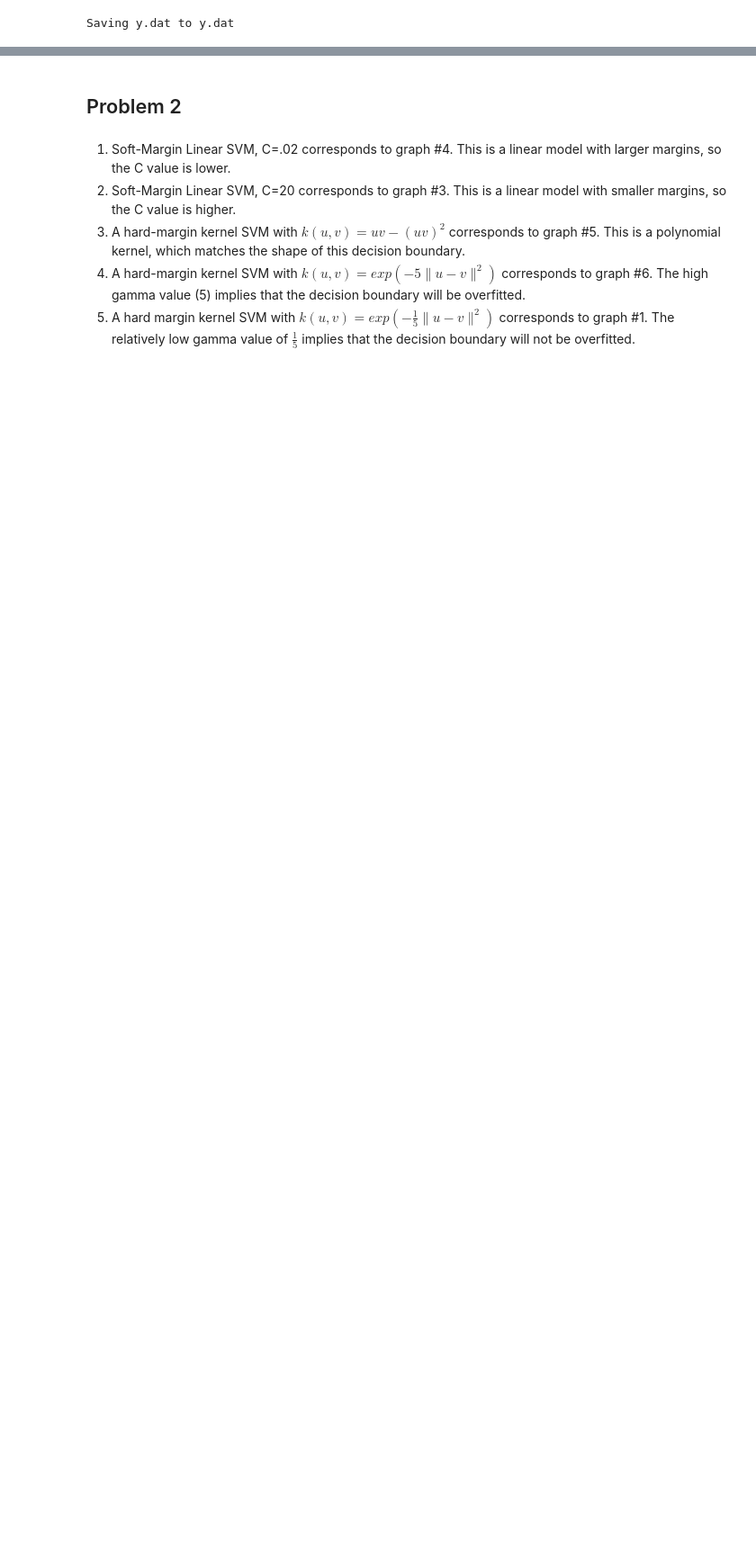
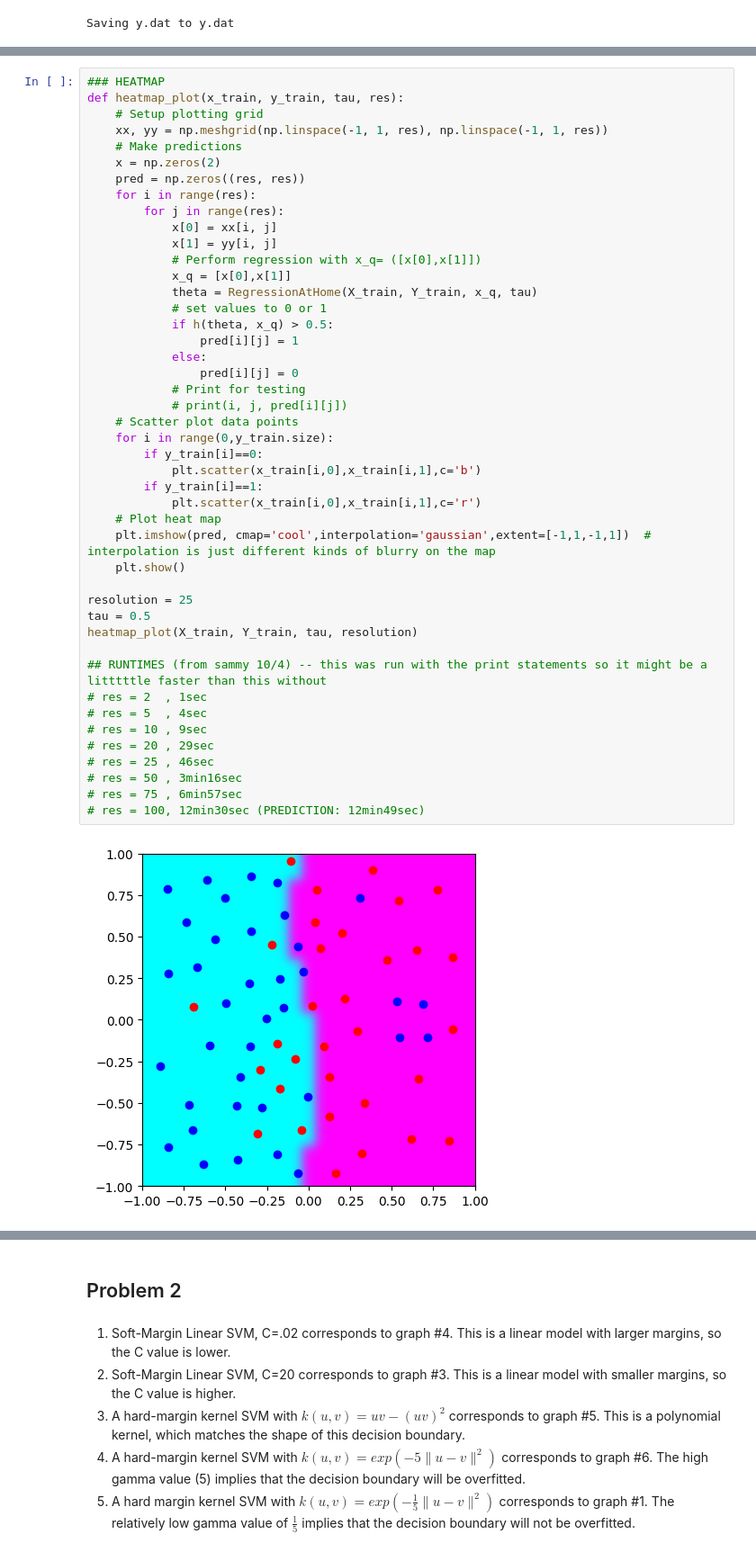
Before and after one commit to slevy14/COMP347HWS, a Jupyter notebook: ML_Homework_2.ipynb, the cells around one changed output, grey strips where cells are left out. Shown at 90% size. Cells and saved outputs as stored; diff of their text form; blank space fills up the shorter version.

```diff
--- a/ML_Homework_2.ipynb
+++ b/ML_Homework_2.ipynb
@@ -38,0 +149,47 @@ def PlotTest(xrange,yrange,predict):
+# %%
+### HEATMAP
+def heatmap_plot(x_train, y_train, tau, res):
+    # Setup plotting grid
+    xx, yy = np.meshgrid(np.linspace(-1, 1, res), np.linspace(-1, 1, res))
+    # Make predictions
+    x = np.zeros(2)
+    pred = np.zeros((res, res))
+    for i in range(res):
+        for j in range(res):
+            x[0] = xx[i, j]
+            x[1] = yy[i, j]
+            # Perform regression with x_q= ([x[0],x[1]])
+            x_q = [x[0],x[1]]
+            theta = RegressionAtHome(X_train, Y_train, x_q, tau)
+            # set values to 0 or 1
+            if h(theta, x_q) > 0.5:
+                pred[i][j] = 1
+            else:
+                pred[i][j] = 0
+            # Print for testing
+            # print(i, j, pred[i][j])
+    # Scatter plot data points
+    for i in range(0,y_train.size):
+        if y_train[i]==0:
+            plt.scatter(x_train[i,0],x_train[i,1],c='b')
+        if y_train[i]==1:
+            plt.scatter(x_train[i,0],x_train[i,1],c='r')
+    # Plot heat map
+    plt.imshow(pred, cmap='cool',interpolation='gaussian',extent=[-1,1,-1,1])  # interpolation is just different kinds of blurry on the map
+    plt.show()
+
+resolution = 25
+tau = 0.5
+heatmap_plot(X_train, Y_train, tau, resolution)
+
+## RUNTIMES (from sammy 10/4) -- this was run with the print statements so it might be a litttttle faster than this without
+# res = 2  , 1sec
+# res = 5  , 4sec
+# res = 10 , 9sec
+# res = 20 , 29sec
+# res = 25 , 46sec
+# res = 50 , 3min16sec
+# res = 75 , 6min57sec
+# res = 100, 12min30sec (PREDICTION: 12min49sec)
+# %% [output]
+[figure, added]
```
Also changed, not shown: parts of 7 cells of this notebook.
